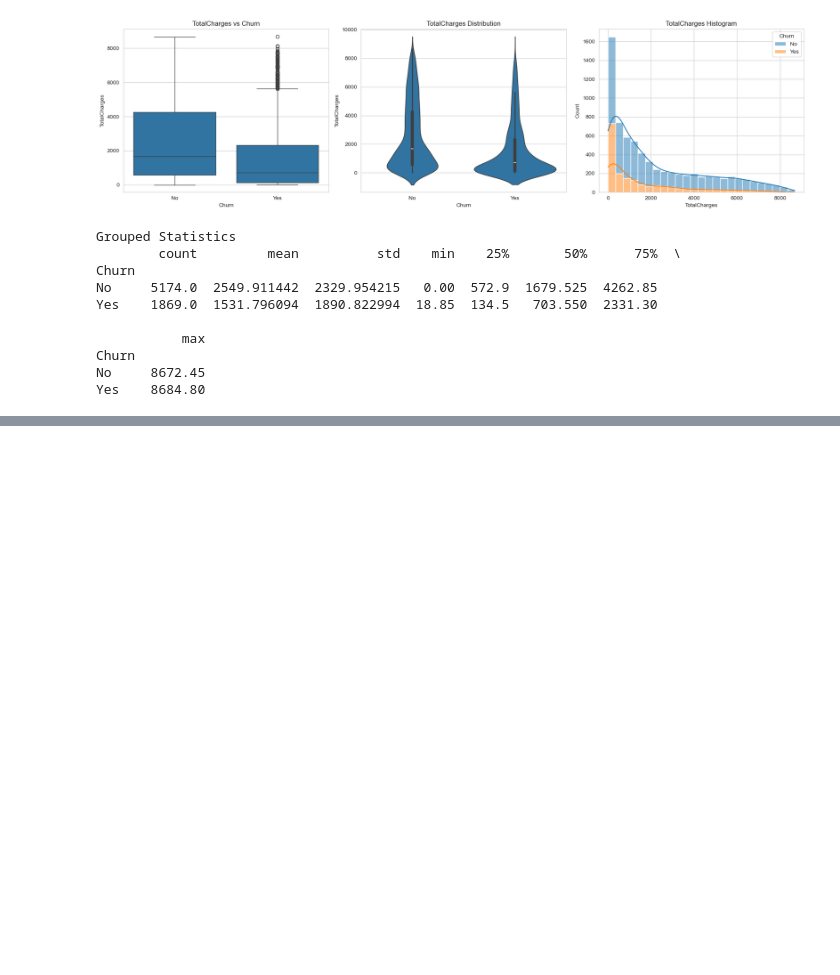
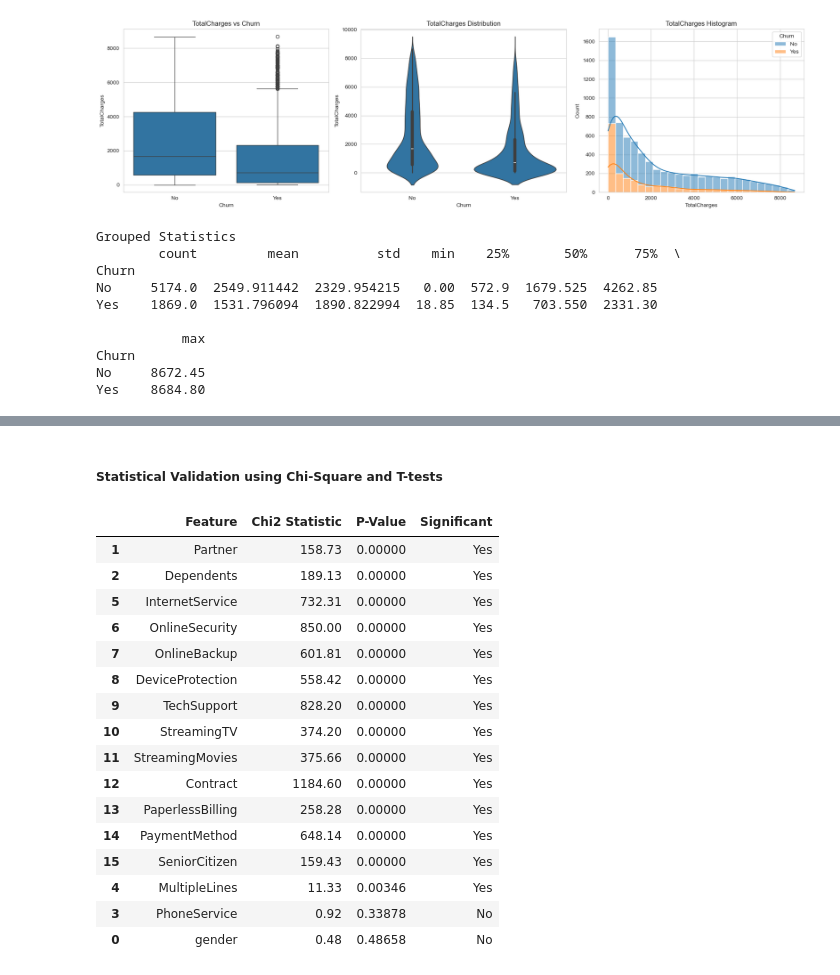
Before and after one commit to Oscar186/Customer-Churn-Prediction, a Jupyter notebook: notebooks/01_EDA.ipynb, the cells around one changed output, grey strips where cells are left out. Cells and saved outputs as stored; diff of their text form; code cells hidden in the pictures; blank space fills up the shorter version.

Commit message:
Phase 03 Completed successfully and Moved to another phase feat: refactor pipeline architecture and implement data transformation workflow

```diff
--- a/notebooks/01_EDA.ipynb
+++ b/notebooks/01_EDA.ipynb
@@ -838,0 +833,2 @@ Yes               71.39  28.61
+# %% [markdown]
+##### Statistical Validation using Chi-Square and T-tests
@@ -838,0 +839,40 @@ Yes               71.39  28.61
+# %%
+def chi_square_test(df, feature, target="Churn"):
+
+    contingency_table = pd.crosstab(df[feature], df[target])
+
+    chi2, p, dof, expected = chi2_contingency(contingency_table)
+
+    return {
+        "Feature": feature,
+        "Chi2 Statistic": round(chi2, 2),
+        "P-Value": round(p, 5),
+        "Significant": "Yes" if p < 0.05 else "No"
+    }
+# %%
+results = []
+
+for col in New_Categorical_Cols:
+    results.append(chi_square_test(df, col))
+
+chi_square_results = pd.DataFrame(results)
+
+chi_square_results.sort_values("P-Value")
+# %% [output]
+|  | Feature | Chi2 Statistic | P-Value | Significant |
+| 1 | Partner | 158.73 | 0.00000 | Yes |
+| 2 | Dependents | 189.13 | 0.00000 | Yes |
+| 5 | InternetService | 732.31 | 0.00000 | Yes |
+| 6 | OnlineSecurity | 850.00 | 0.00000 | Yes |
+| 7 | OnlineBackup | 601.81 | 0.00000 | Yes |
+| 8 | DeviceProtection | 558.42 | 0.00000 | Yes |
+| 9 | TechSupport | 828.20 | 0.00000 | Yes |
+| 10 | StreamingTV | 374.20 | 0.00000 | Yes |
+| 11 | StreamingMovies | 375.66 | 0.00000 | Yes |
+| 12 | Contract | 1184.60 | 0.00000 | Yes |
+| 13 | PaperlessBilling | 258.28 | 0.00000 | Yes |
+| 14 | PaymentMethod | 648.14 | 0.00000 | Yes |
+| 15 | SeniorCitizen | 159.43 | 0.00000 | Yes |
+| 4 | MultipleLines | 11.33 | 0.00346 | Yes |
+| 3 | PhoneService | 0.92 | 0.33878 | No |
+| 0 | gender | 0.48 | 0.48658 | No |
```
Also changed, not shown: parts of 17 cells of this notebook, 19 other files.
